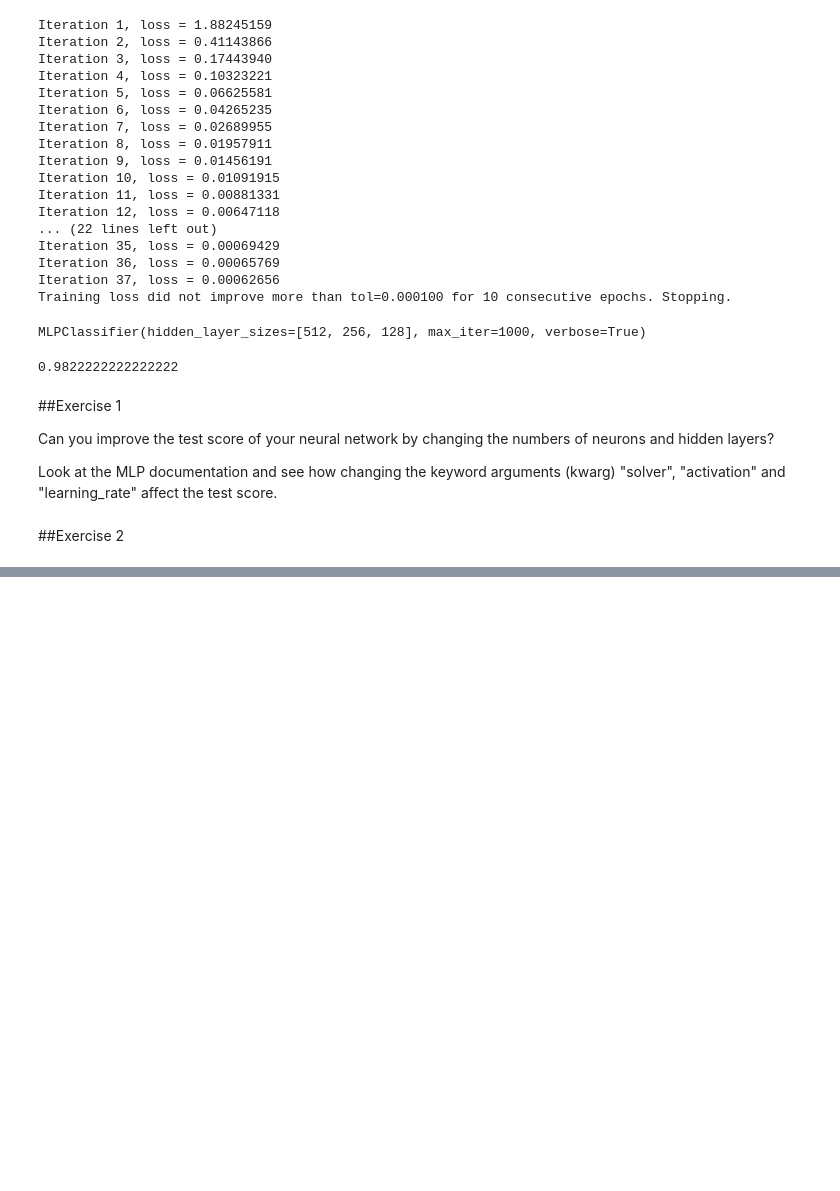
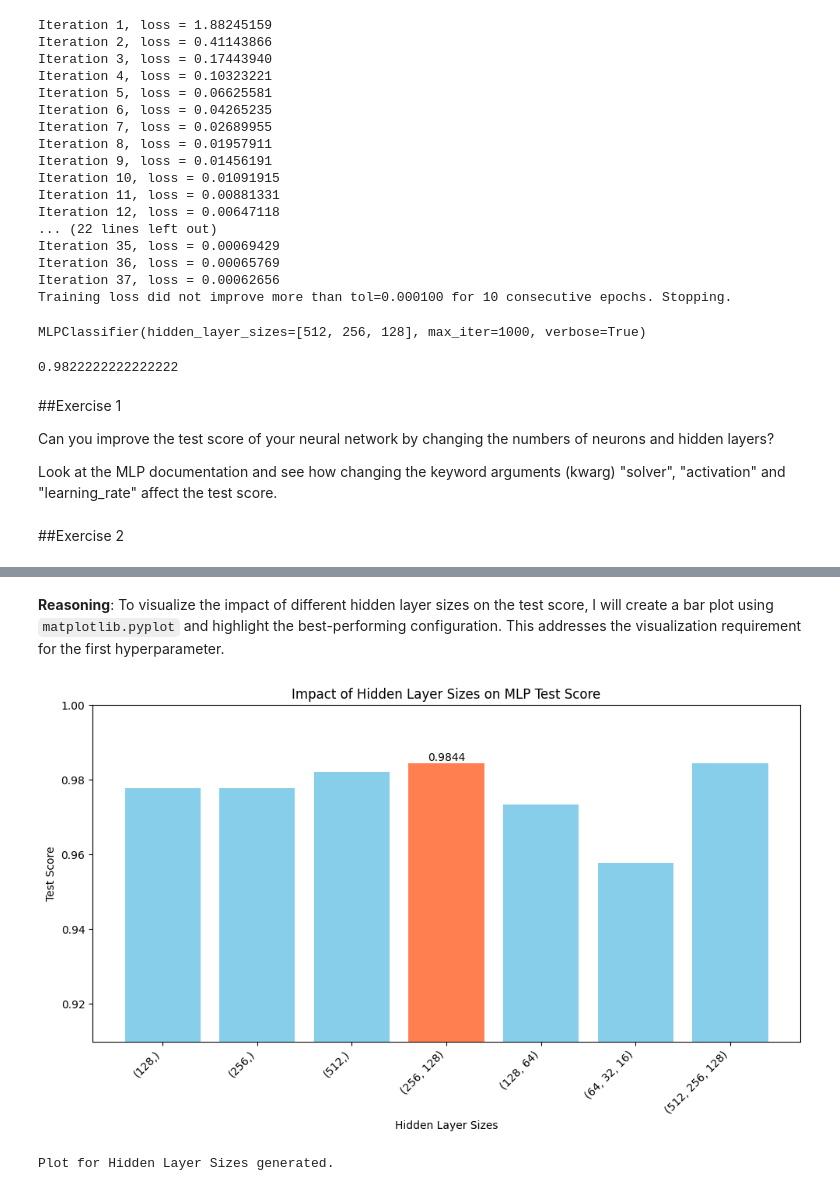
Before and after one commit to abeerahb/basic-workshop-, a Jupyter notebook: Part_2___Intro_to_ML.ipynb, the cells around one changed output, grey strips where cells are left out. Drawn from its saved outputs; the diff is of its cells as text; code cells hidden in the pictures; blank space fills up the shorter version.

```diff
--- a/Part_2___Intro_to_ML.ipynb
+++ b/Part_2___Intro_to_ML.ipynb
@@ -167,0 +553,32 @@ mnist_full = fetch_openml('mnist_784', version=1, as_frame=False)
+# %% [markdown]
+**Reasoning**:
+To visualize the impact of different hidden layer sizes on the test score, I will create a bar plot using `matplotlib.pyplot` and highlight the best-performing configuration. This addresses the visualization requirement for the first hyperparameter.
+# %%
+import matplotlib.pyplot as plt
+
+# Prepare data for plotting hidden layer sizes
+hls_labels = [str(res['hidden_layer_sizes']) for res in results_hidden_layers]
+hls_scores = [res['test_score'] for res in results_hidden_layers]
+
+plt.figure(figsize=(10, 6))
+plt.bar(hls_labels, hls_scores, color='skyblue')
+plt.xlabel('Hidden Layer Sizes')
+plt.ylabel('Test Score')
+plt.title('Impact of Hidden Layer Sizes on MLP Test Score')
+plt.ylim(min(hls_scores) * 0.95, 1.0) # Adjust y-axis to better show differences
+plt.xticks(rotation=45, ha='right')
+
+# Highlight the best performing configuration
+best_hls_label = str(best_config['hidden_layer_sizes'])
+for i, label in enumerate(hls_labels):
+    if label == best_hls_label:
+        plt.bar(label, hls_scores[i], color='coral')
+        plt.text(label, hls_scores[i], f'{hls_scores[i]:.4f}', ha='center', va='bottom', color='black')
+
+plt.tight_layout()
+plt.show()
+
+print("Plot for Hidden Layer Sizes generated.")
+# %% [output]
+[figure, added]
+Plot for Hidden Layer Sizes generated.
```
Also changed, not shown: parts of 31 cells of this notebook.
